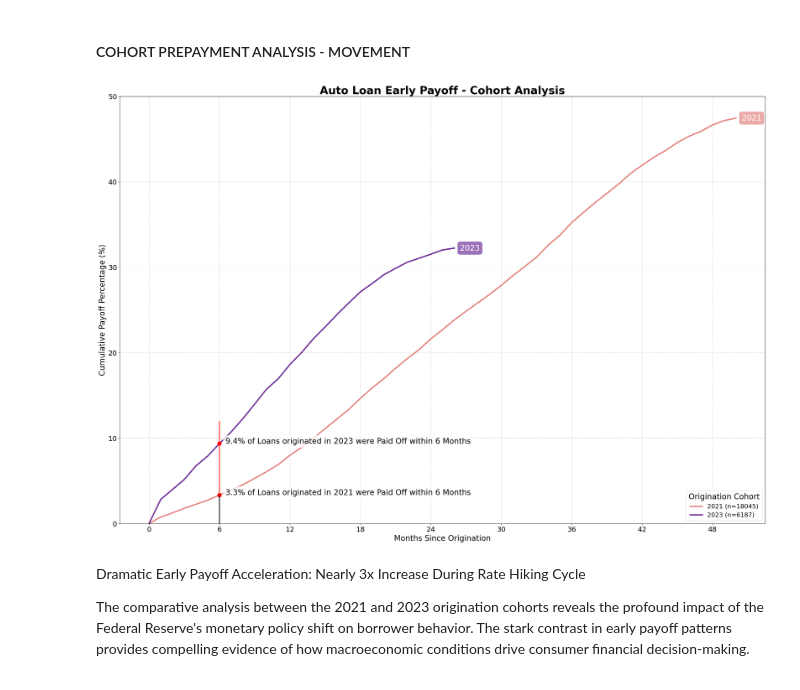
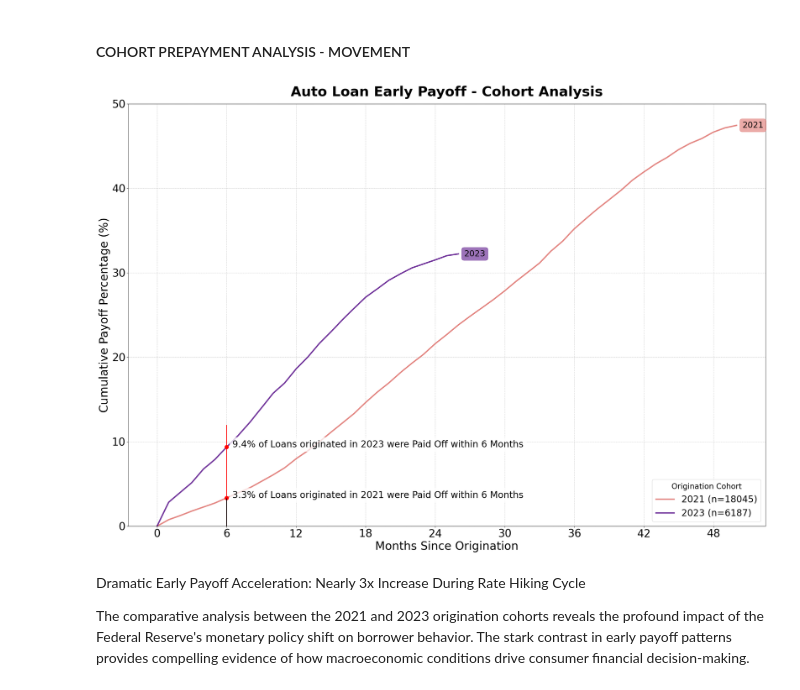
Before and after one commit to imoore99/TWO_STAGE_CLUSTER, a Jupyter notebook: TWO_STAGE_CLUSTER.ipynb, the cells around one changed output. Drawn from its saved outputs; the diff is of its cells as text; code cells hidden in the pictures.

```diff
--- a/TWO_STAGE_CLUSTER.ipynb
+++ b/TWO_STAGE_CLUSTER.ipynb
@@ -159,23 +165,23 @@ for i, cohort in enumerate(valid_cohorts):
 
         t = plt.text(last_month + 0.5, last_value, f'{cohort}',
                  fontsize=20,
-                 verticalalignment='center', fontweight='medium', color='white')
+                 verticalalignment='center', fontweight='medium', color='black')
         t.set_bbox(dict(facecolor=colors[i], alpha=0.55, edgecolor=colors[i], boxstyle='round'))
 
 # Add labels and formatting
-plt.xlabel('Months Since Origination', fontsize=20)
-plt.ylabel('Cumulative Payoff Percentage (%)', fontsize=20)
-plt.title('Auto Loan Early Payoff - Cohort Analysis', fontsize=28, fontweight='bold')
+plt.xlabel('Months Since Origination', fontsize=30)
+plt.ylabel('Cumulative Payoff Percentage (%)', fontsize=30)
+plt.title('Auto Loan Early Payoff - Cohort Analysis', fontsize=36, fontweight='bold', pad=20)
 plt.grid(True, linestyle='--', alpha=0.7)
-plt.legend(title='Origination Cohort', loc='lower right', fontsize=16)
+plt.legend(title='Origination Cohort', loc='lower right', fontsize=24)
 
 # Format x-axis to show every 6 months
-plt.xticks(range(0, max_month + 1, 6), fontsize=18)
+plt.xticks(range(0, max_month + 1, 6), fontsize=28)
 
 # Set y-axis to reasonable limit
 
 plt.ylim(0, max(50, plt.ylim()[1]))
-plt.yticks(fontsize=18)
+plt.yticks(fontsize=28)
 #plt.tight_layout()
 
 plt.savefig('auto_loan_cohort_analysis.png', dpi=300)
@@ -240,44 +246,44 @@ for i, cohort in enumerate(valid_cohorts):
 
     #add example leader lines
     ax.plot(6, cumulative_percents[cohort][6], marker='o', markersize=10, color='red')
-    ax.text(6.5, cumulative_percents[cohort][6], f"{cumulative_percents[cohort][6]:.1f}% of Loans originated in {cohort} were Paid Off within 6 Months").set_bbox(dict(facecolor='white', alpha=0.75, edgecolor='none', boxstyle='round'))
+    ax.text(6.5, cumulative_percents[cohort][6], f"{cumulative_percents[cohort][6]:.1f}% of Loans originated in {cohort} were Paid Off within 6 Months", fontsize=24).set_bbox(dict(facecolor='white', alpha=0.75, edgecolor='none', boxstyle='round'))
 
     # Add Label to the right of each line
     if cumulative_percents[cohort]:
         last_month = months[-1]
         last_value = cumulative_percents[cohort][-1]
 
         t = plt.text(last_month + 0.5, last_value, f'{cohort}',
-                 fontsize=20,
-                 verticalalignment='center', fontweight='medium', color='white')
+                 fontsize=22,
+                 verticalalignment='center', fontweight='medium', color='black')
         t.set_bbox(dict(facecolor=colors[i], alpha=0.55, edgecolor=colors[i], boxstyle='round'))
 
 ax.vlines(6, 0, 12, colors='Red', linewidth = 2)
 
 
 ax.vlines(6, 0, 3.3, colors='black', linewidth = 2)
 
 
 # Add labels and formatting
-plt.xlabel('Months Since Origination', fontsize=20)
-plt.ylabel('Cumulative Payoff Percentage (%)', fontsize=20)
-plt.title('Auto Loan Early Payoff - Cohort Analysis', fontsize=28, fontweight='bold')
+plt.xlabel('Months Since Origination', fontsize=30)
+plt.ylabel('Cumulative Payoff Percentage (%)', fontsize=30)
+plt.title('Auto Loan Early Payoff - Cohort Analysis', fontsize=36, fontweight='bold', pad=20)
 plt.grid(True, linestyle='--', alpha=0.7)
-plt.legend(title='Origination Cohort', loc='lower right', fontsize=16)
+plt.legend(title='Origination Cohort', loc='lower right', fontsize=24)
 
 # Format x-axis to show every 6 months
-plt.xticks(range(0, max_month + 1, 6), fontsize=18)
+plt.xticks(range(0, max_month + 1, 6), fontsize=28)
 
 # Set y-axis to reasonable limit
 
 plt.ylim(0, max(50, plt.ylim()[1]))
-plt.yticks(fontsize=18)
+plt.yticks(fontsize=28)
 #plt.tight_layout()
 
 plt.savefig('auto_loan_cohort_analysis.png', dpi=300)
 plt.show()
 # %% [output]
-[figure, old version]
+[figure, new version]
 # %% [markdown]
 Dramatic Early Payoff Acceleration: Nearly 3x Increase During Rate Hiking Cycle
 
```
Also changed, not shown: parts of 46 cells of this notebook, 4 other files.
